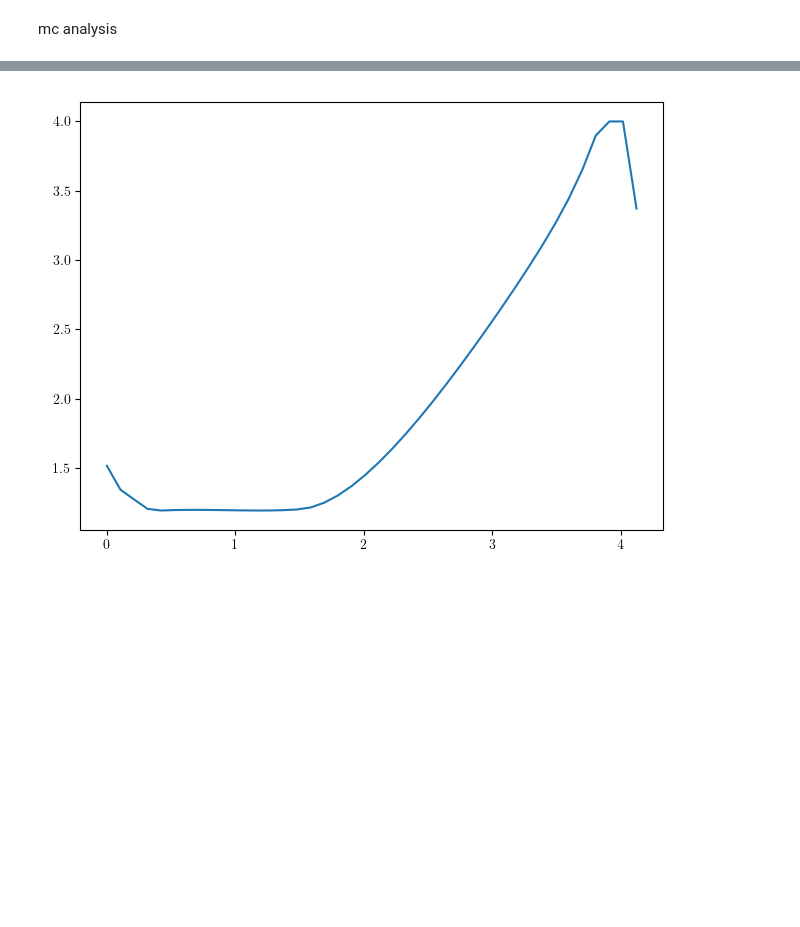
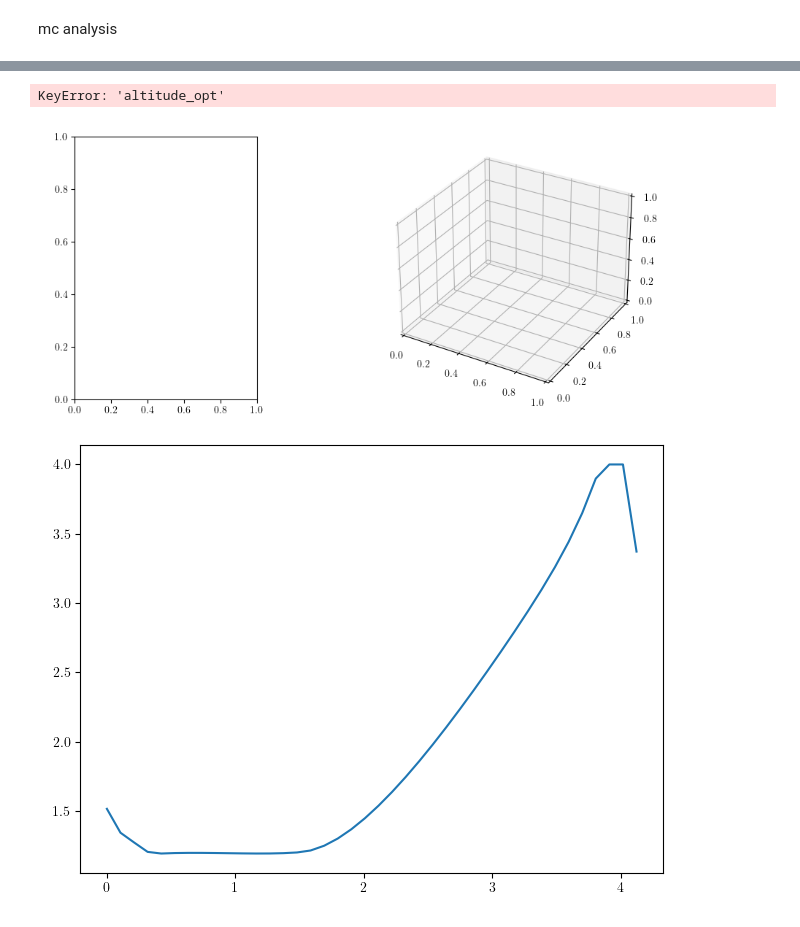
Before and after one commit to mceowen/trajopt, a Jupyter notebook: src/trajopt/examples/lander_6dof/main_standalone.ipynb, the cells around one changed output, grey strips where cells are left out. Saved outputs shown, nothing was run; the diff lists cells and outputs as text; code cells hidden in the pictures; blank space fills up the shorter version.

Commit message:
updating plots

```diff
--- a/src/trajopt/examples/lander_6dof/main_standalone.ipynb
+++ b/src/trajopt/examples/lander_6dof/main_standalone.ipynb
@@ -104 +146,18 @@ Terminated from convergence criteria!
+# %%
+ALL_PLOTS = True
+
+if ALL_PLOTS:
+    # makePlotCtrls(PLTS1,ins=plotparams);
+    # makePlotCtrls2(PLTS1,ins=plotparams);
+    makePlotTrajs(PLTS1,ins=plotparams);
+    makePlotStates(PLTS1,ins=plotparams);
+    # makePlotLoads(PLTS1,ins=plotparams);
+    # makePlotWghts(PLTS1,ins=plotparams);
+    # makePlotWghts2(PLTS1,ins=plotparams);
+    # makePlotWghts3(PLTS1,ins=plotparams);
+    # makePlotConvs(PLTS1,ins=plotparams);
+    # makePlotConvs2(PLTS1,ins=plotparams);
+# %% [output]
+KeyError: 'altitude_opt'
+[figure, added]
 # %%
```
Also changed, not shown: parts of 7 cells of this notebook, 2 other files.
